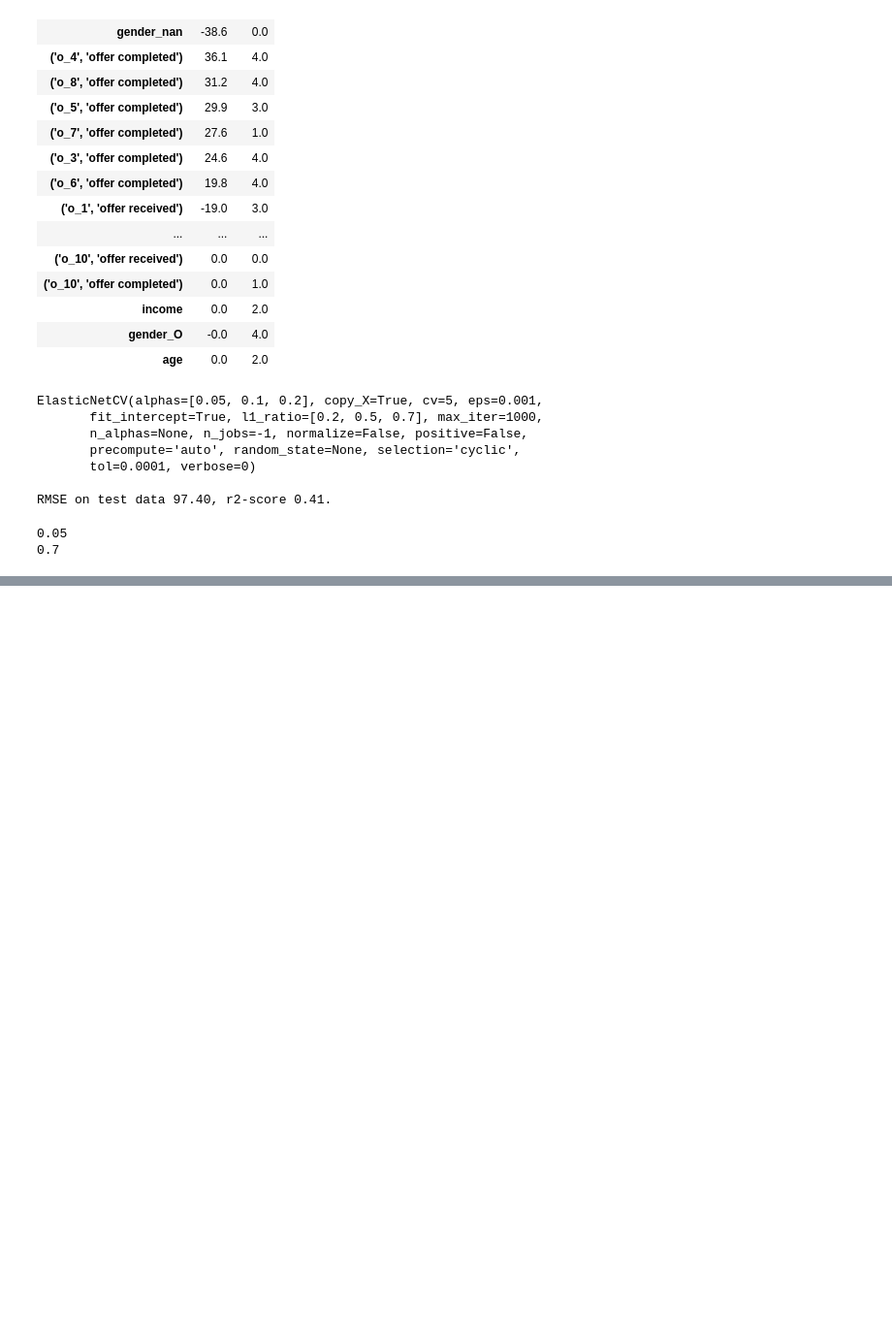
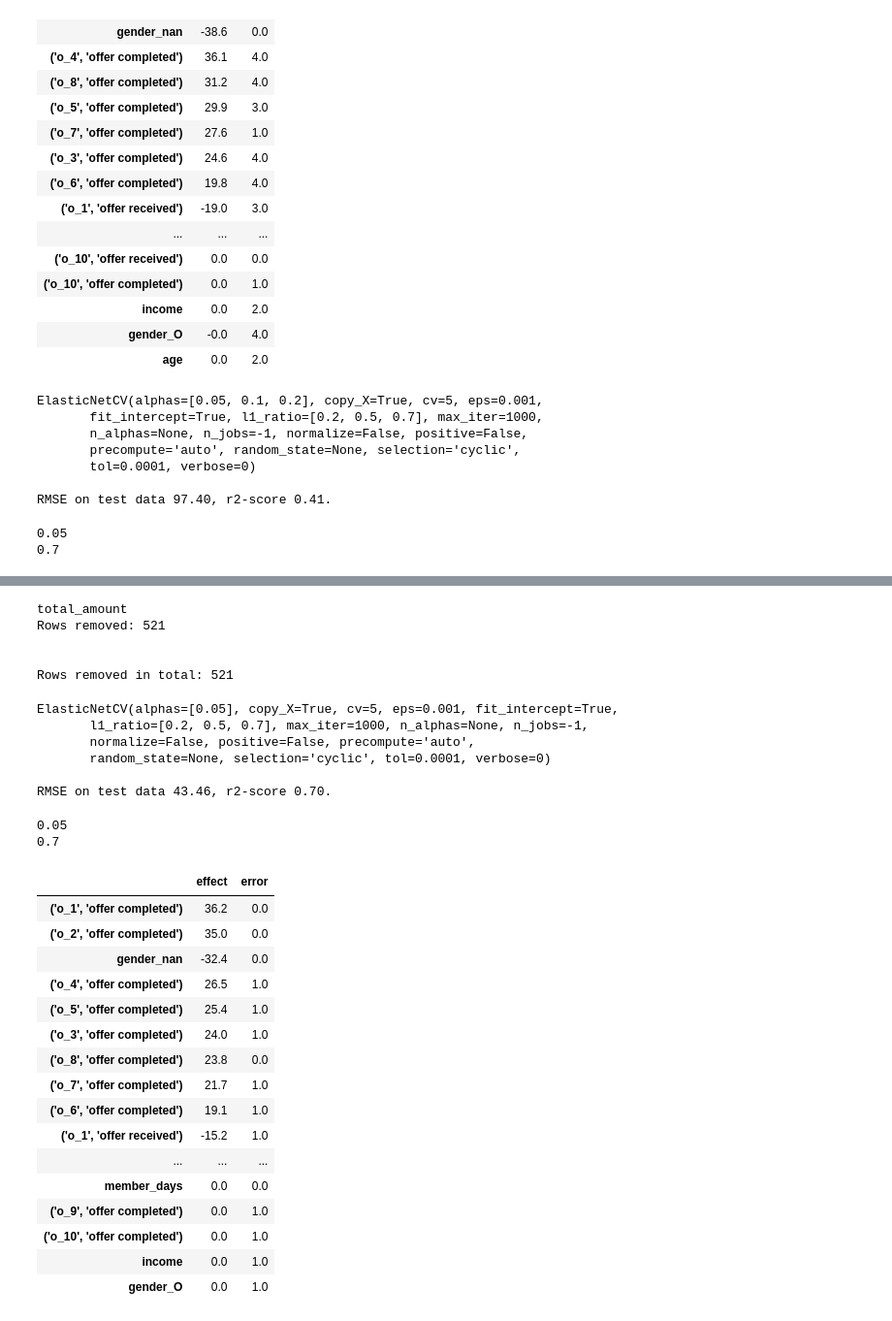
Before and after one commit to rbuerki/segmentation-challenge-starbucks, a Jupyter notebook: 3-regression.ipynb, the cells around one changed output, grey strips where cells are left out. Shown at 97% size. Saved outputs shown, nothing was run; the diff lists cells and outputs as text; code cells hidden in the pictures; blank space fills up the shorter version.

Commit message:
FEAT: add quick&dirty LinReg, WIP

```diff
--- a/3-regression.ipynb
+++ b/3-regression.ipynb
@@ -218,0 +229,50 @@ print(model.l1_ratio_)
+# %%
+# remove oultiers
+outlier_cols = ['total_amount']
+cleaning.remove_outliers_IQR_method(profile, outlier_cols=outlier_cols, IQR_dist=1.5)
+# %% [output]
+total_amount
+Rows removed: 521
+
+
+Rows removed in total: 521
+# %%
+# instantiate
+elasticNetCV_simple = LinRegModel(profile, 'total_amount', model)
+# perform linear regression modelling on instance
+elasticNetCV_simple.go_quickDirty()
+# output scores
+elasticNetCV_simple
+# %% [output]
+ElasticNetCV(alphas=[0.05], copy_X=True, cv=5, eps=0.001, fit_intercept=True,
+       l1_ratio=[0.2, 0.5, 0.7], max_iter=1000, n_alphas=None, n_jobs=-1,
+       normalize=False, positive=False, precompute='auto',
+       random_state=None, selection='cyclic', tol=0.0001, verbose=0)
+
+RMSE on test data 43.46, r2-score 0.70.
+# %%
+print(model.alpha_)
+print(model.l1_ratio_)
+# %% [output]
+0.05
+0.7
+# %%
+elasticNetCV_simple.print_coef_weights(n_bootstrap=10)
+# %% [output]
+|  | effect | error |
+| ('o_1', 'offer completed') | 36.2 | 0.0 |
+| ('o_2', 'offer completed') | 35.0 | 0.0 |
+| gender_nan | -32.4 | 0.0 |
+| ('o_4', 'offer completed') | 26.5 | 1.0 |
+| ('o_5', 'offer completed') | 25.4 | 1.0 |
+| ('o_3', 'offer completed') | 24.0 | 1.0 |
+| ('o_8', 'offer completed') | 23.8 | 0.0 |
+| ('o_7', 'offer completed') | 21.7 | 1.0 |
+| ('o_6', 'offer completed') | 19.1 | 1.0 |
+| ('o_1', 'offer received') | -15.2 | 1.0 |
+| ... | ... | ... |
+| member_days | 0.0 | 0.0 |
+| ('o_9', 'offer completed') | 0.0 | 1.0 |
+| ('o_10', 'offer completed') | 0.0 | 1.0 |
+| income | 0.0 | 1.0 |
+| gender_O | 0.0 | 1.0 |
```
Also changed, not shown: parts of 8 cells of this notebook.
